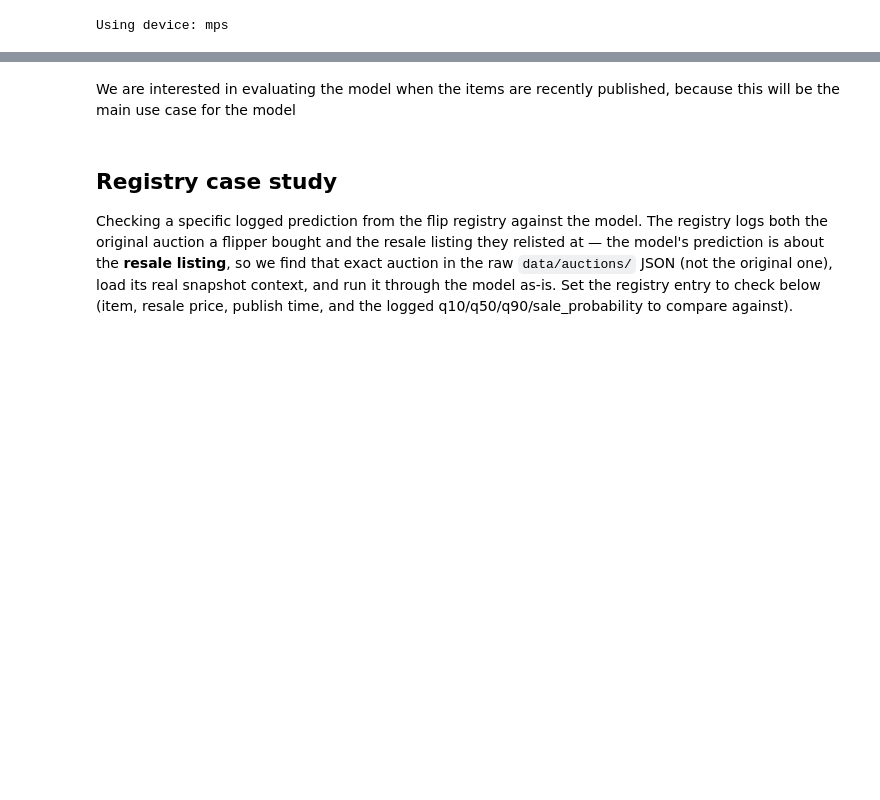
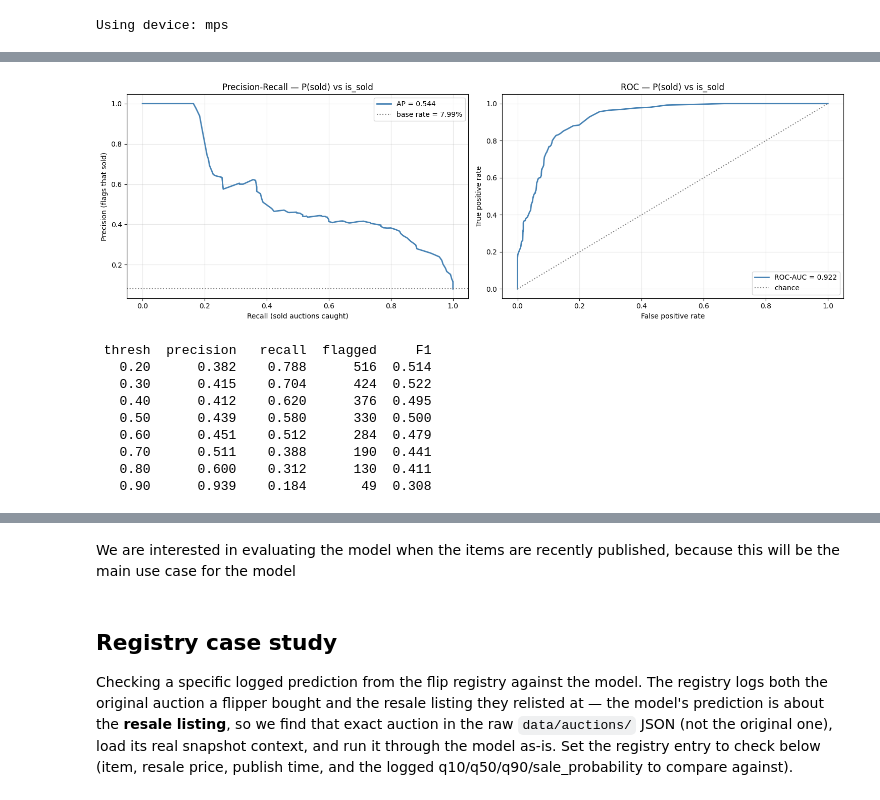
Before and after one commit to AngelUrq/auction_classic, a Jupyter notebook: notebooks/transformer_evaluation.ipynb, the cells around one changed output, grey strips where cells are left out. Cells and saved outputs as stored; diff of their text form; code cells hidden in the pictures; blank space fills up the shorter version.

```diff
--- a/notebooks/transformer_evaluation.ipynb
+++ b/notebooks/transformer_evaluation.ipynb
@@ -127,0 +182,54 @@ Mean absolute error: 12.770462218649516 for 2488 auctions
+# %%
+from sklearn.metrics import precision_recall_curve, average_precision_score, roc_curve, roc_auc_score
+
+y_true  = df_auctions_filtered['sold_gt'].to_numpy()
+y_score = df_auctions_filtered['sale_probability'].to_numpy()
+
+precisions, recalls, thresholds = precision_recall_curve(y_true, y_score)
+ap          = average_precision_score(y_true, y_score)
+auc         = roc_auc_score(y_true, y_score)
+fpr, tpr, _ = roc_curve(y_true, y_score)
+base_rate   = y_true.mean()
+
+fig, axes = plt.subplots(1, 2, figsize=(15, 5))
+
+# Precision-Recall (base rate is the no-skill line)
+axes[0].plot(recalls, precisions, color='steelblue', lw=2, label=f'AP = {ap:.3f}')
+axes[0].axhline(base_rate, color='grey', ls=':', label=f'base rate = {base_rate:.2%}')
+axes[0].set_xlabel('Recall (sold auctions caught)')
+axes[0].set_ylabel('Precision (flags that sold)')
+axes[0].set_title('Precision-Recall — P(sold) vs is_sold')
+axes[0].legend(); axes[0].grid(alpha=0.3)
+
+# ROC
+axes[1].plot(fpr, tpr, color='steelblue', lw=2, label=f'ROC-AUC = {auc:.3f}')
+axes[1].plot([0, 1], [0, 1], color='grey', ls=':', label='chance')
+axes[1].set_xlabel('False positive rate')
+axes[1].set_ylabel('True positive rate')
+axes[1].set_title('ROC — P(sold) vs is_sold')
+axes[1].legend(); axes[1].grid(alpha=0.3)
+
+plt.tight_layout(); plt.show()
+
+# Operating-points table — pick a P(sold) threshold by what it actually does
+print(f"{'thresh':>7}{'precision':>11}{'recall':>9}{'flagged':>9}{'F1':>7}")
+for t in [0.2, 0.3, 0.4, 0.5, 0.6, 0.7, 0.8, 0.9]:
+    flag = y_score >= t
+    n = int(flag.sum())
+    if n == 0:
+        print(f"{t:>7.2f}{'--':>11}{'--':>9}{0:>9}{'--':>7}"); continue
+    prec = y_true[flag].mean()
+    rec  = y_true[flag].sum() / max(y_true.sum(), 1)
+    f1t  = 2*prec*rec / (prec+rec+1e-9)
+    print(f"{t:>7.2f}{prec:>11.3f}{rec:>9.3f}{n:>9}{f1t:>7.3f}")
+# %% [output]
+[figure, added]
+ thresh  precision   recall  flagged     F1
+   0.20      0.382    0.788      516  0.514
+   0.30      0.415    0.704      424  0.522
+   0.40      0.412    0.620      376  0.495
+   0.50      0.439    0.580      330  0.500
+   0.60      0.451    0.512      284  0.479
+   0.70      0.511    0.388      190  0.441
+   0.80      0.600    0.312      130  0.411
+   0.90      0.939    0.184       49  0.308
```
Also changed, not shown: parts of 44 cells of this notebook, 3 other files.
